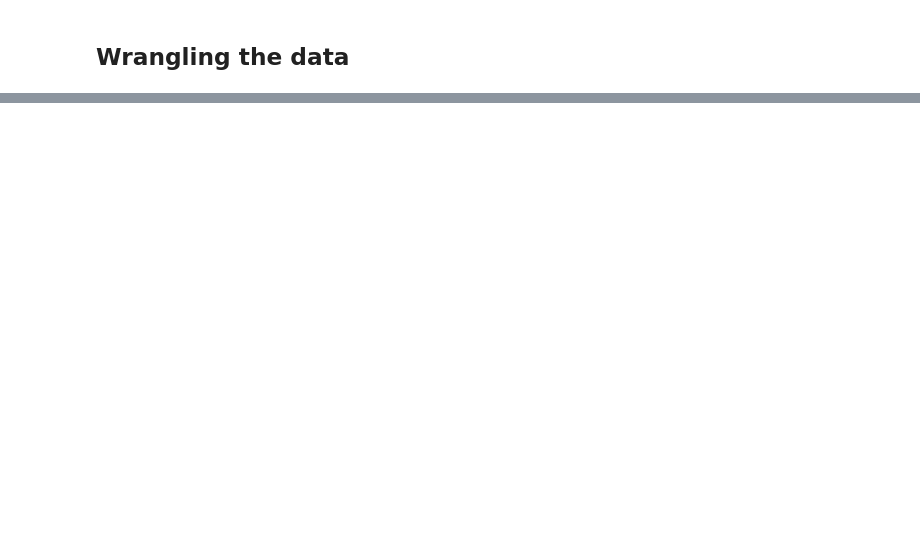
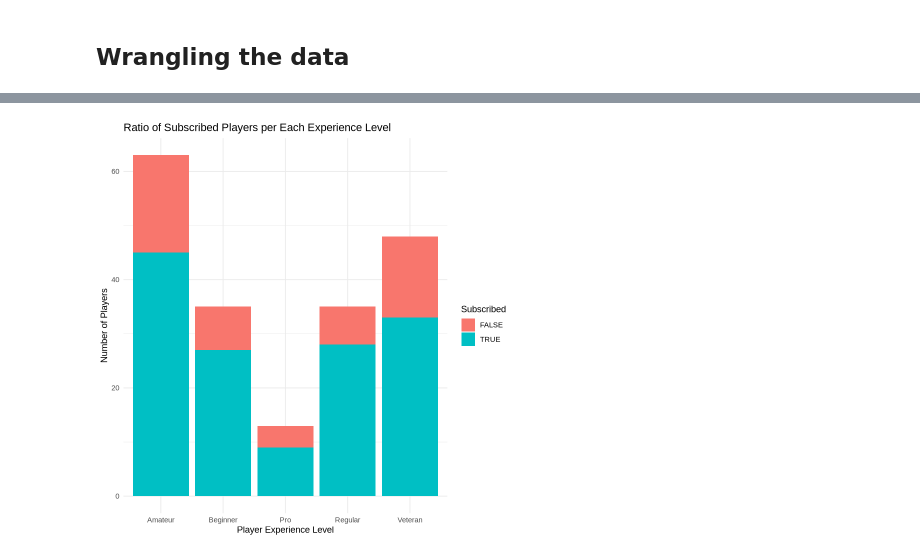
Before and after one commit to anisbejleri26-rgb/dsci100-project-34, a Jupyter notebook: Anis Bejleri - Project Planning Stage (Individual).ipynb, the cells around one changed output, grey strips where cells are left out. Drawn from its saved outputs; the diff is of its cells as text; code cells hidden in the pictures; blank space fills up the shorter version.

```diff
--- a/Anis Bejleri - Project Planning Stage (Individual).ipynb
+++ b/Anis Bejleri - Project Planning Stage (Individual).ipynb
@@ -85,0 +114,16 @@ A tibble: 5 × 3
+# %%
+bar_plot_1 <- tidy_players |>
+                ggplot(aes(x = experience, fill = subscribe)) +
+                geom_bar() +
+                labs(
+                    title = "Ratio of Subscribed Players per Each Experience Level",
+                    x = "Player Experience Level",
+                    y = "Number of Players",
+                    fill = "Subscribed"
+                ) +
+                scale_y_continuous() +
+                theme_minimal()
+
+bar_plot_1
+# %% [output]
+[figure, added]
```
Also changed, not shown: parts of 8 cells of this notebook.
